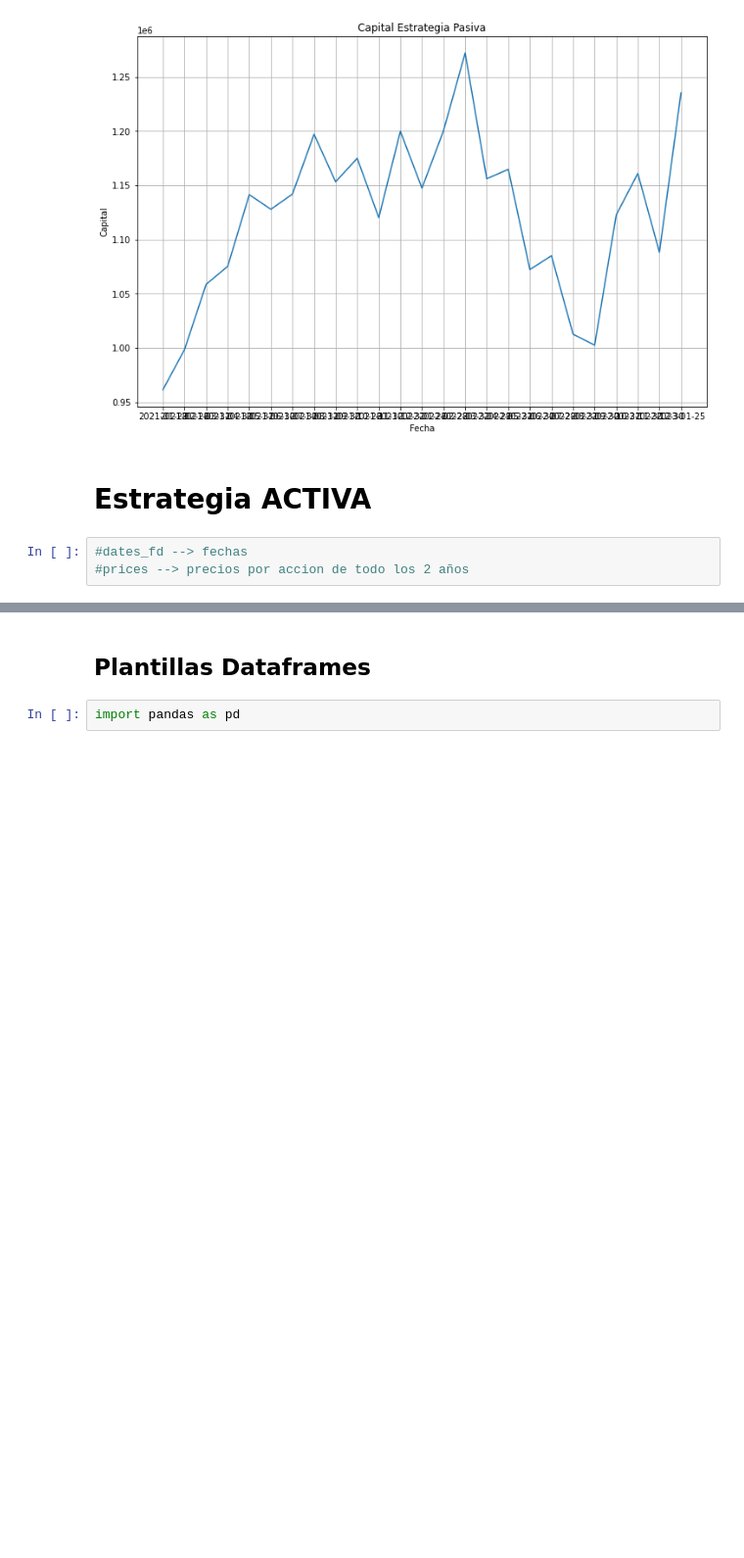
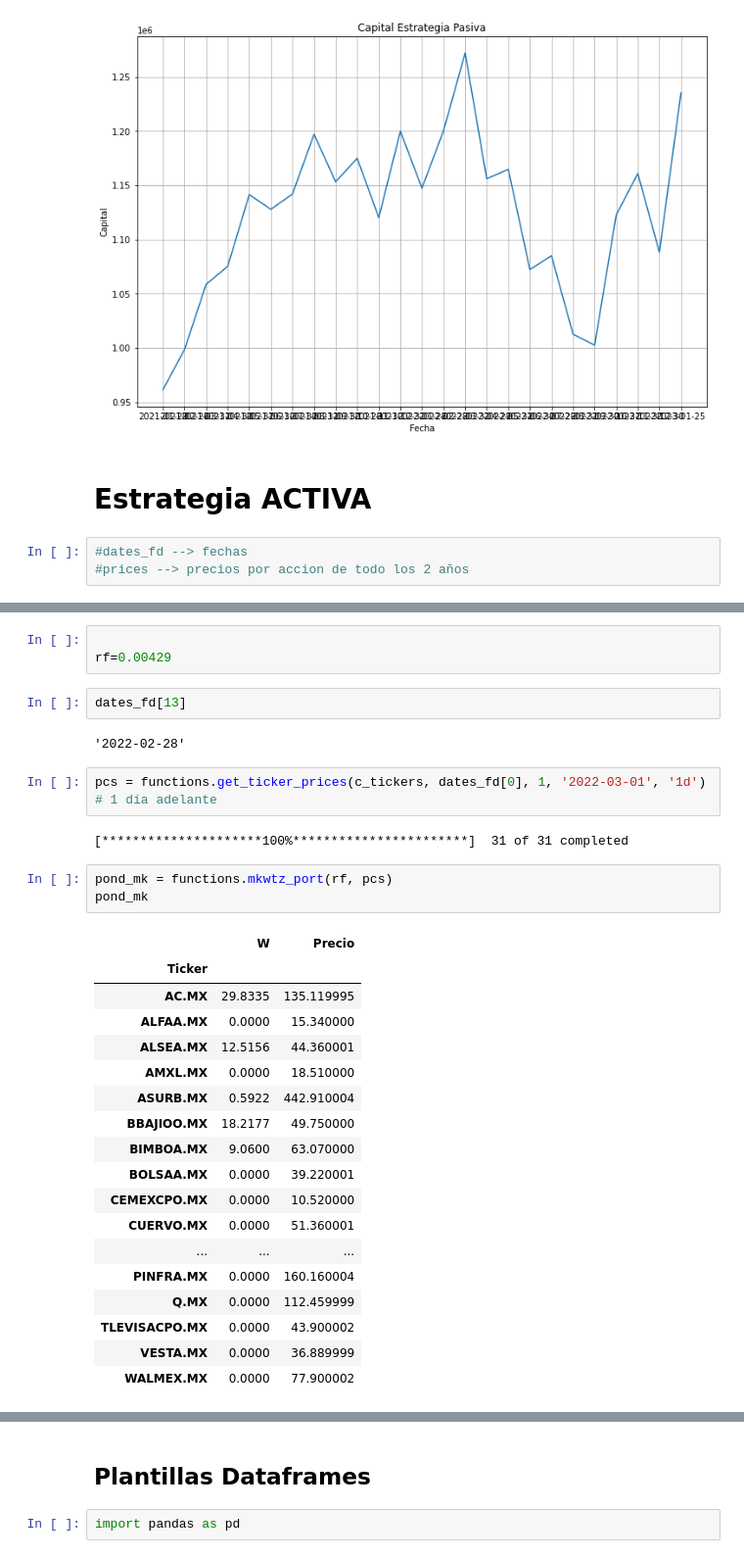
Before and after one commit to pabloriverasnz/Laboratorio_1-Inversion_de_Capital, a Jupyter notebook: notebook.ipynb, the cells around one changed output, grey strips where cells are left out. Shown at 98% size. Drawn from its saved outputs; the diff is of its cells as text; blank space fills up the shorter version.

```diff
--- a/notebook.ipynb
+++ b/notebook.ipynb
@@ -300,0 +231,33 @@ NameError: name 'prices' is not defined
+# %%
+
+rf=0.00429
+# %%
+dates_fd[13]
+# %% [output]
+'2022-02-28'
+# %%
+pcs = functions.get_ticker_prices(c_tickers, dates_fd[0], 1, '2022-03-01', '1d') # 1 día adelante
+# %% [output]
+[*********************100%***********************]  31 of 31 completed
+# %%
+pond_mk = functions.mkwtz_port(rf, pcs)
+pond_mk
+# %% [output]
+|  | W | Precio |
+| Ticker |  |  |
+| AC.MX | 29.8335 | 135.119995 |
+| ALFAA.MX | 0.0000 | 15.340000 |
+| ALSEA.MX | 12.5156 | 44.360001 |
+| AMXL.MX | 0.0000 | 18.510000 |
+| ASURB.MX | 0.5922 | 442.910004 |
+| BBAJIOO.MX | 18.2177 | 49.750000 |
+| BIMBOA.MX | 9.0600 | 63.070000 |
+| BOLSAA.MX | 0.0000 | 39.220001 |
+| CEMEXCPO.MX | 0.0000 | 10.520000 |
+| CUERVO.MX | 0.0000 | 51.360001 |
+| ... | ... | ... |
+| PINFRA.MX | 0.0000 | 160.160004 |
+| Q.MX | 0.0000 | 112.459999 |
+| TLEVISACPO.MX | 0.0000 | 43.900002 |
+| VESTA.MX | 0.0000 | 36.889999 |
+| WALMEX.MX | 0.0000 | 77.900002 |
```
Also changed, not shown: parts of 34 cells of this notebook, 1 other file.
